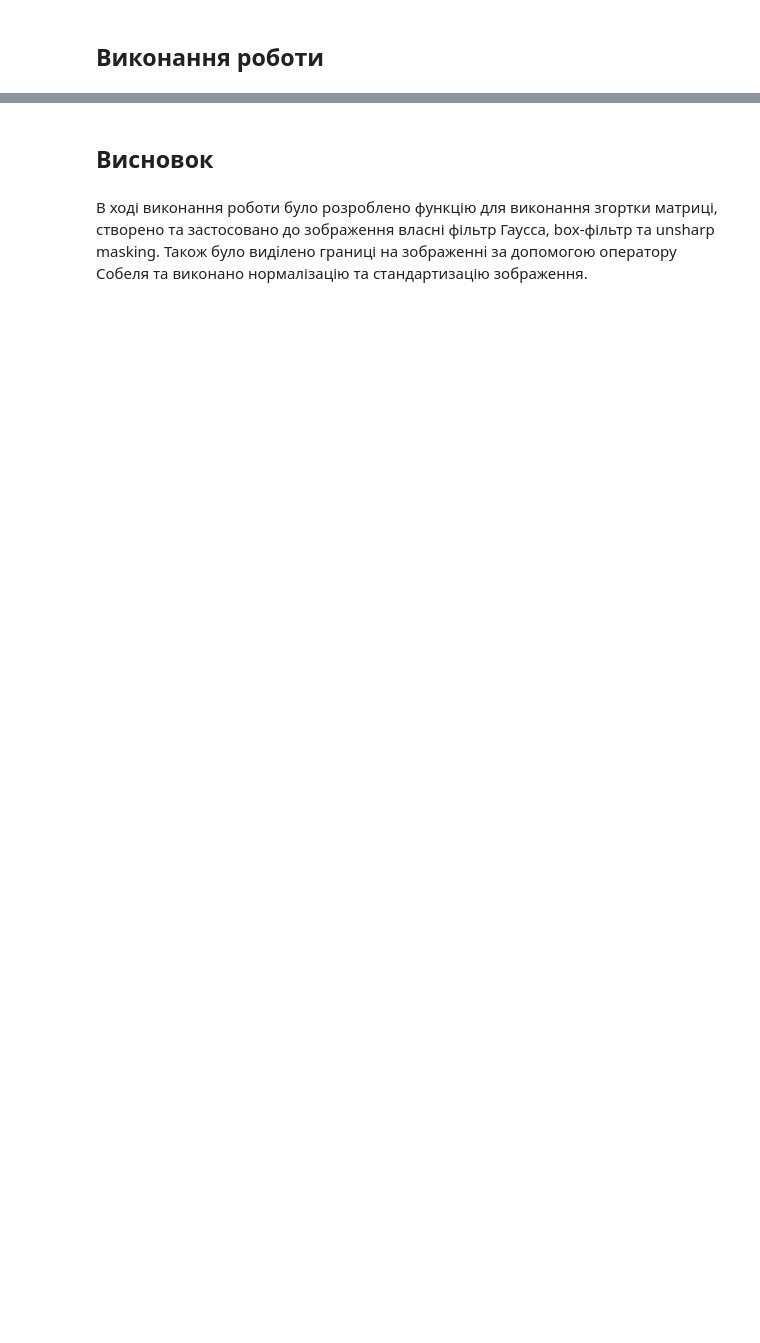
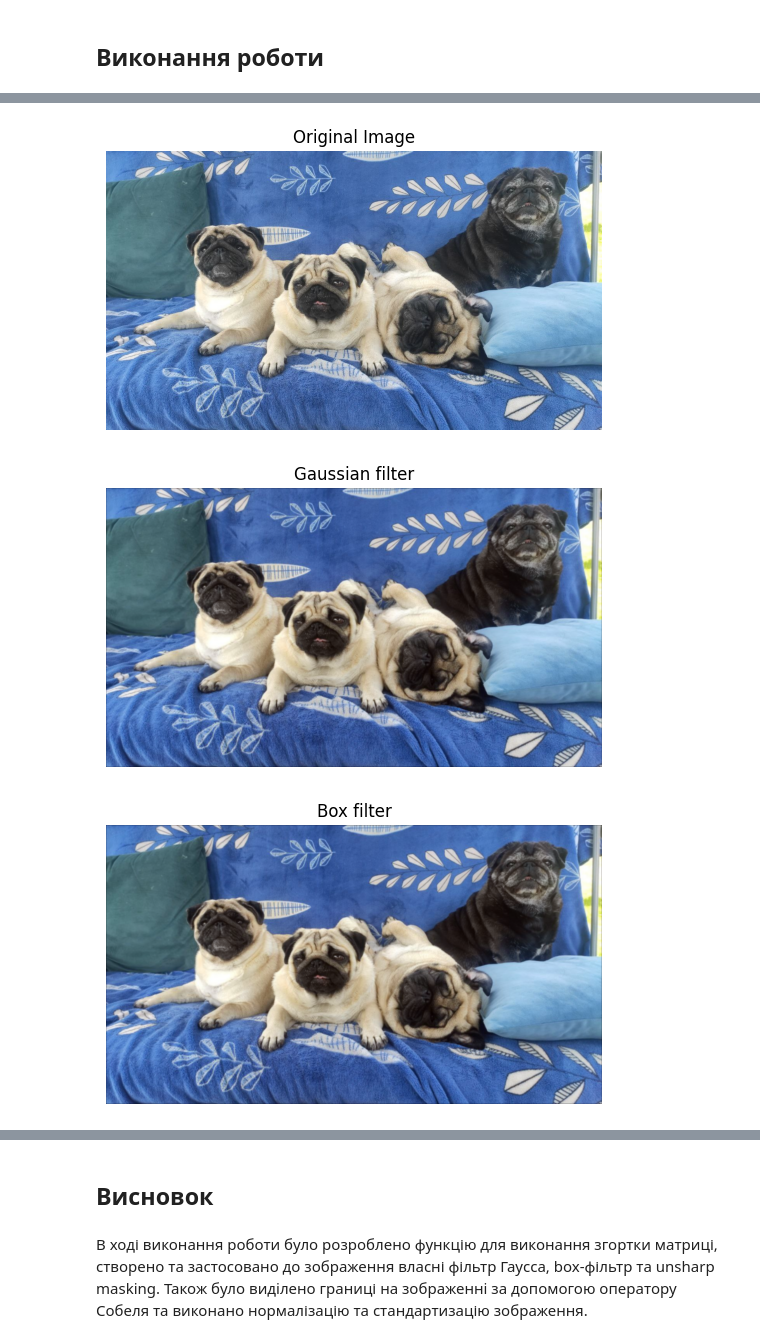
Before and after one commit to maridodonova/iasa-computer-vision, a Jupyter notebook: notebooks/lab1.ipynb, the cells around one changed output, grey strips where cells are left out. Drawn from its saved outputs; the diff is of its cells as text; code cells hidden in the pictures; blank space fills up the shorter version.

```diff
--- a/notebooks/lab1.ipynb
+++ b/notebooks/lab1.ipynb
@@ -189,7 +22,0 @@ results["Gradient Magnitude"] = torch.cat(grad_magn_channels, dim=1)
-# %%
-for filter in results:
-  # Remove the batch dimension and change the shape
-  image = results[filter].squeeze(0).permute(1, 2, 0)
-
-  # Convert to NumPy array and set datatype to uint8
-  results[filter] = image.numpy().clip(0, 255).astype("uint8")
@@ -260,0 +101,36 @@ tensor([[[[ 91.,  85.,  83.,  ..., 163., 154., 145.],
+# %%
+# Define Gaussian filter
+coords = torch.tensor(
+    [[2, 1, 2],
+     [1, 0, 1],
+     [2, 1, 2]], dtype=torch.float32) # x**2 + y**2
+sigma = 1.5
+gaussian = torch.exp(-coords / (2 * sigma**2)) / (2 * torch.pi * sigma**2)
+gaussian = gaussian.view(1, 1, 3, 3)
+
+# Define box filter
+box = torch.ones((1, 1, 3, 3)) / 9
+
+# Define unsharp masking filter
+unsharp = torch.tensor([[0, -1, 0],
+                        [-1, 5, -1],
+                        [0, -1, 0]], dtype=torch.float32)
+unsharp = unsharp.view(1, 1, 3, 3)
+
+filters = {
+    "Gaussian filter": gaussian,
+    "Box filter": box,
+    "Unsharp masking": unsharp
+}
+
+# Apply filters
+results = apply_filters(image_torch, filters)
+
+# Visualize results
+imshow(image_np, "Original Image")
+for filter in results:
+  imshow(results[filter], filter)
+# %% [output]
+[figure, added]
+[figure, added]
+[figure, added]
```
Also changed, not shown: parts of 40 cells of this notebook, 2 other files.
